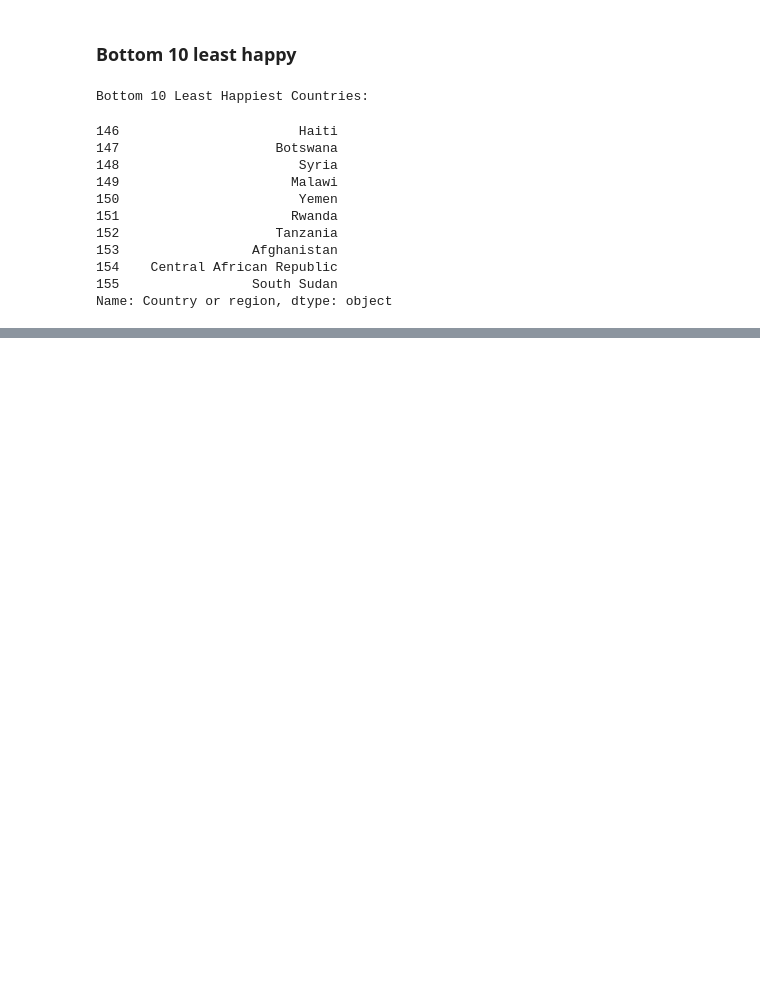
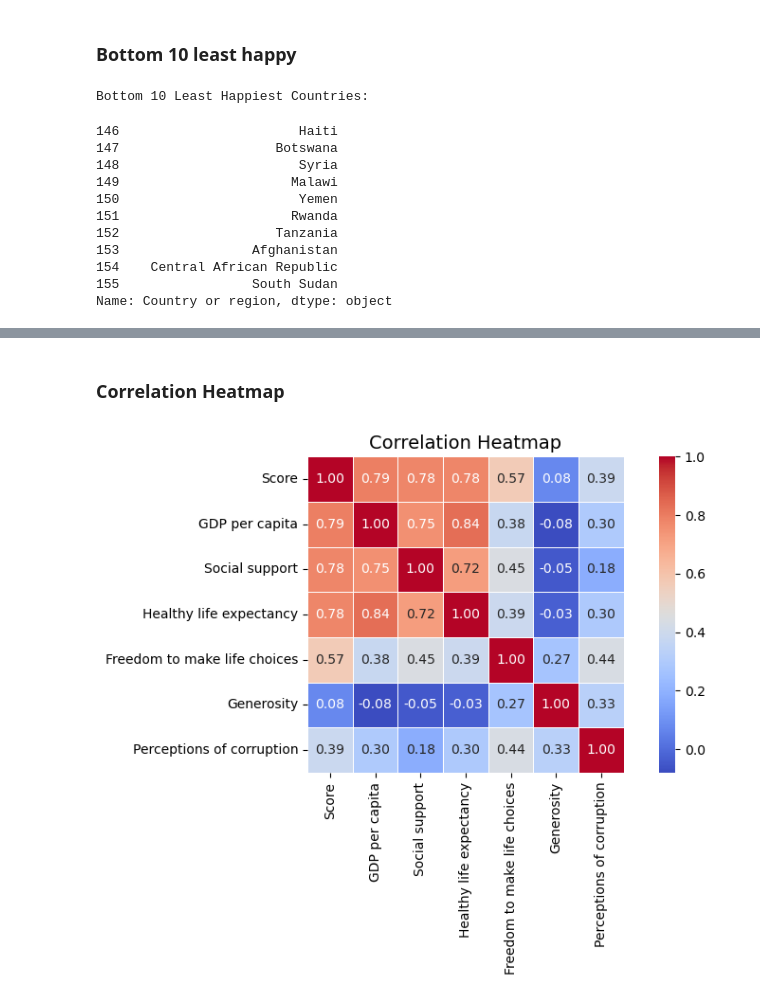
Before and after one commit to rohan0005/Python-Projects, a Jupyter notebook: 2019 World Happiness Report Analysis/2019 World Happiness Analysis.ipynb, the cells around one changed output, grey strips where cells are left out. Saved outputs shown, nothing was run; the diff lists cells and outputs as text; code cells hidden in the pictures; blank space fills up the shorter version.

```diff
--- a/2019 World Happiness Report Analysis/2019 World Happiness Analysis.ipynb
+++ b/2019 World Happiness Report Analysis/2019 World Happiness Analysis.ipynb
@@ -139,0 +217,27 @@ Name: Country or region, dtype: object
+# %% [markdown]
+### Correlation Heatmap
+# %%
+# Selecting only numeric columns for correlation
+features = ['Score', 'GDP per capita', 'Social support',
+            'Healthy life expectancy', 'Freedom to make life choices',
+            'Generosity', 'Perceptions of corruption']
+
+# Calculate correlation matrix
+corr_matrix = df[features].corr()
+
+plt.figure(figsize=(9, 6))
+
+sns.heatmap(
+    corr_matrix,
+    annot=True,       # show numbers inside each cell
+    fmt='.2f',        # round to 2 decimal places
+    cmap='coolwarm',  # red = high positive, blue = negative
+    linewidths=0.5,
+    square=True
+)
+
+plt.title('Correlation Heatmap', fontsize=14)
+plt.tight_layout()
+plt.show()
+# %% [output]
+[figure, added]
```
Also changed, not shown: parts of 15 cells of this notebook.
